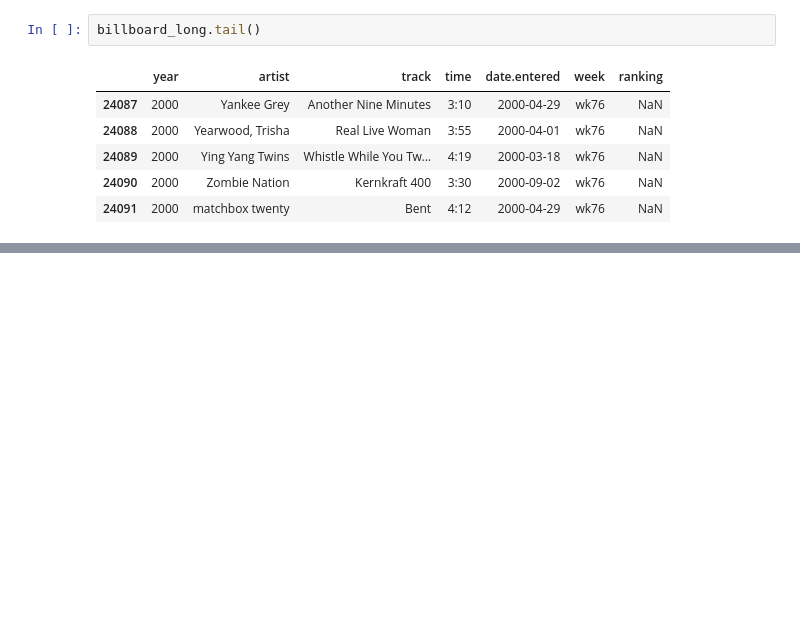
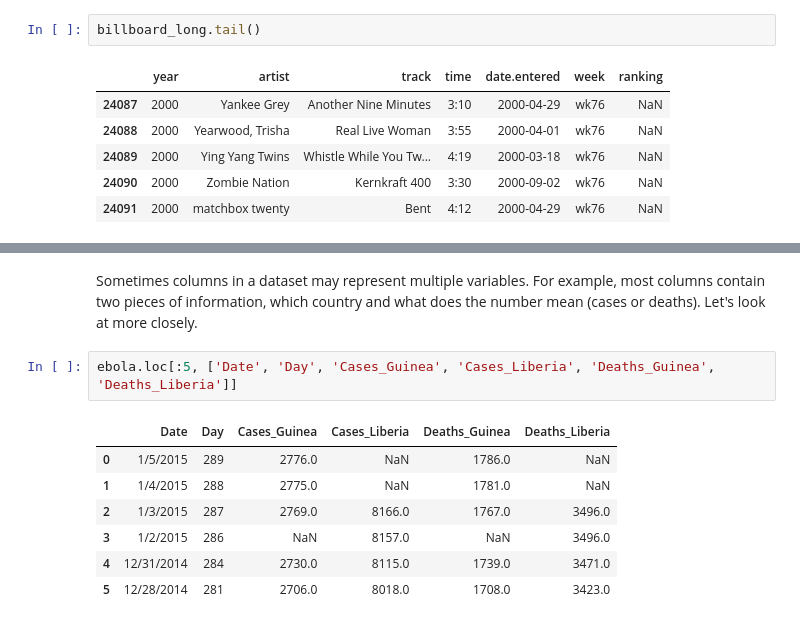
Before and after one commit to ZhangSteven/notebooks, a Jupyter notebook: everyone_ch06.ipynb, the cells around one changed output, grey strips where cells are left out. Drawn from its saved outputs; the diff is of its cells as text; blank space fills up the shorter version.

```diff
--- a/everyone_ch06.ipynb
+++ b/everyone_ch06.ipynb
@@ -152,0 +167,12 @@ billboard_long.tail()
+# %% [markdown]
+Sometimes columns in a dataset may represent multiple variables. For example, most columns contain two pieces of information, which country and what does the number mean (cases or deaths). Let's look at more closely.
+# %%
+ebola.loc[:5, ['Date', 'Day', 'Cases_Guinea', 'Cases_Liberia', 'Deaths_Guinea', 'Deaths_Liberia']]
+# %% [output]
+|  | Date | Day | Cases_Guinea | Cases_Liberia | Deaths_Guinea | Deaths_Liberia |
+| 0 | 1/5/2015 | 289 | 2776.0 | NaN | 1786.0 | NaN |
+| 1 | 1/4/2015 | 288 | 2775.0 | NaN | 1781.0 | NaN |
+| 2 | 1/3/2015 | 287 | 2769.0 | 8166.0 | 1767.0 | 3496.0 |
+| 3 | 1/2/2015 | 286 | NaN | 8157.0 | NaN | 3496.0 |
+| 4 | 12/31/2014 | 284 | 2730.0 | 8115.0 | 1739.0 | 3471.0 |
+| 5 | 12/28/2014 | 281 | 2706.0 | 8018.0 | 1708.0 | 3423.0 |
```
Also changed, not shown: parts of 17 cells of this notebook, 2 other files.
